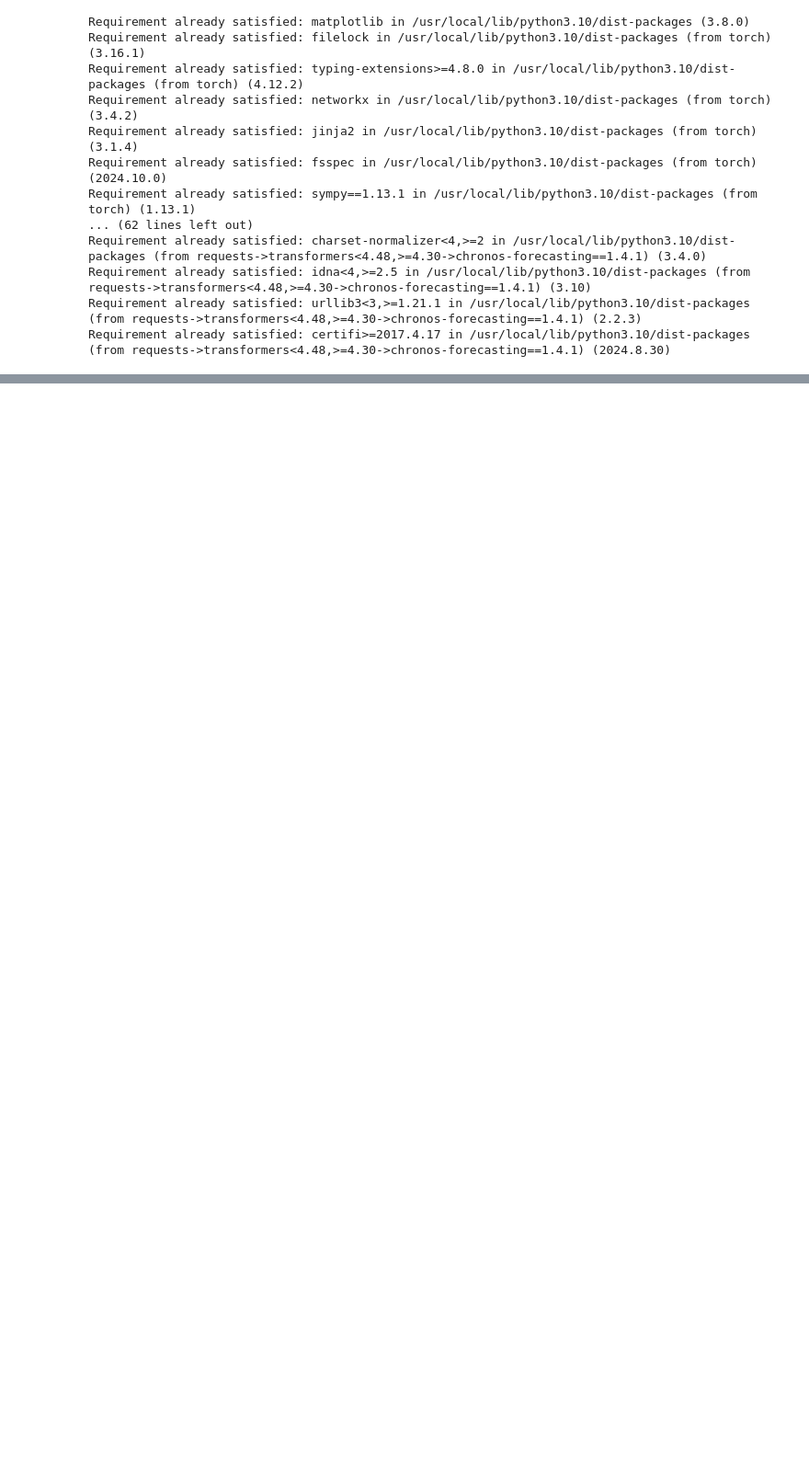
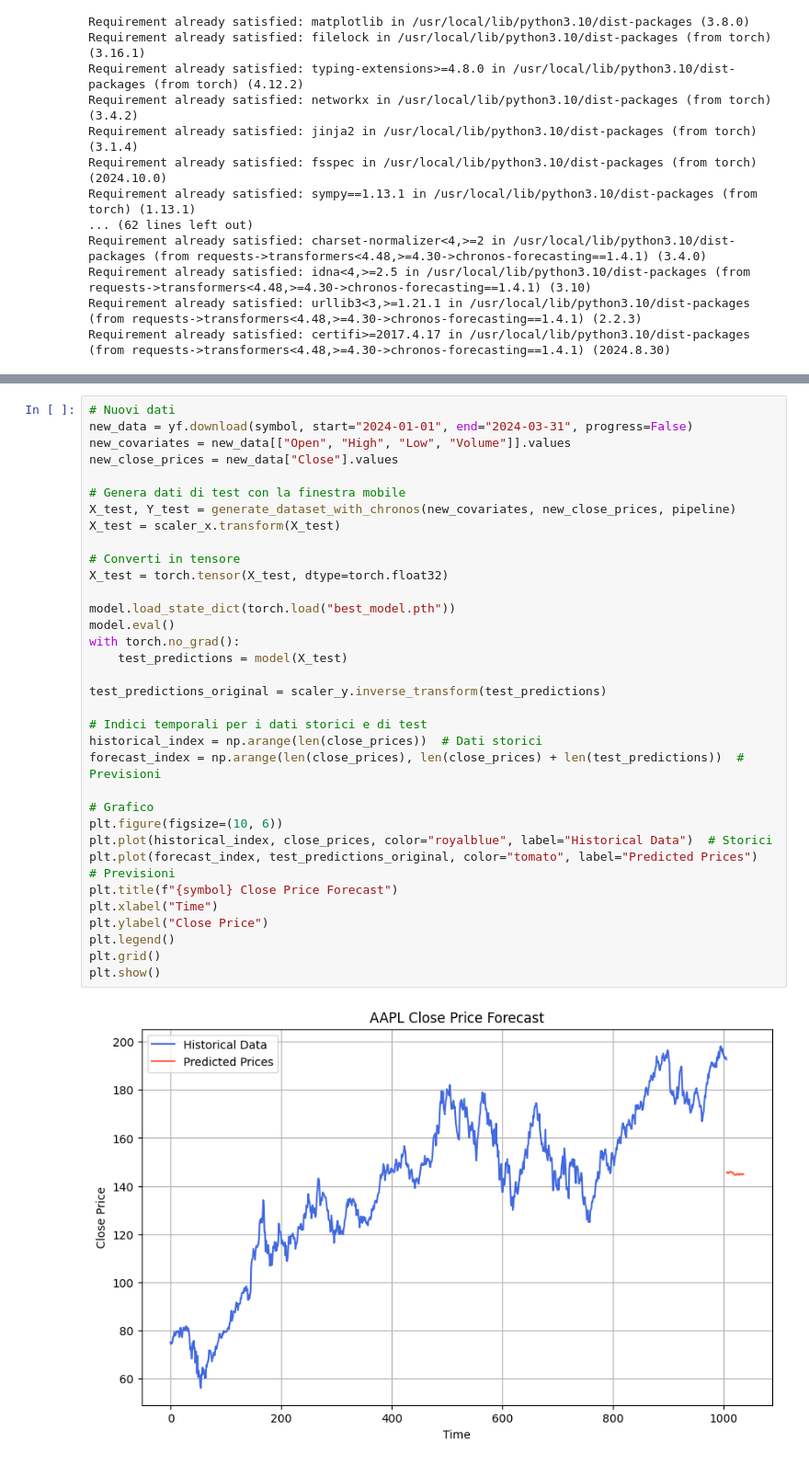
Before and after one commit to JackBstn/Chronos_multivariate, a Jupyter notebook: mv_chronos.ipynb, the cells around one changed output, grey strips where cells are left out. Shown at 92% size. Cells and saved outputs as stored; diff of their text form; blank space fills up the shorter version.

Commit message:
Primi test rete per gestione dati multivariata

```diff
--- a/mv_chronos.ipynb
+++ b/mv_chronos.ipynb
@@ -274,0 +243,36 @@ Dimensione weights: 2204
+# %%
+# Nuovi dati
+new_data = yf.download(symbol, start="2024-01-01", end="2024-03-31", progress=False)
+new_covariates = new_data[["Open", "High", "Low", "Volume"]].values
+new_close_prices = new_data["Close"].values
+
+# Genera dati di test con la finestra mobile
+X_test, Y_test = generate_dataset_with_chronos(new_covariates, new_close_prices, pipeline)
+X_test = scaler_x.transform(X_test)
+
+# Converti in tensore
+X_test = torch.tensor(X_test, dtype=torch.float32)
+
+model.load_state_dict(torch.load("best_model.pth"))
+model.eval()
+with torch.no_grad():
+    test_predictions = model(X_test)
+
+test_predictions_original = scaler_y.inverse_transform(test_predictions)
+
+# Indici temporali per i dati storici e di test
+historical_index = np.arange(len(close_prices))  # Dati storici
+forecast_index = np.arange(len(close_prices), len(close_prices) + len(test_predictions))  # Previsioni
+
+# Grafico
+plt.figure(figsize=(10, 6))
+plt.plot(historical_index, close_prices, color="royalblue", label="Historical Data")  # Storici
+plt.plot(forecast_index, test_predictions_original, color="tomato", label="Predicted Prices")  # Previsioni
+plt.title(f"{symbol} Close Price Forecast")
+plt.xlabel("Time")
+plt.ylabel("Close Price")
+plt.legend()
+plt.grid()
+plt.show()
+# %% [output]
+[figure, added]
```
Also changed, not shown: parts of 6 cells of this notebook.
